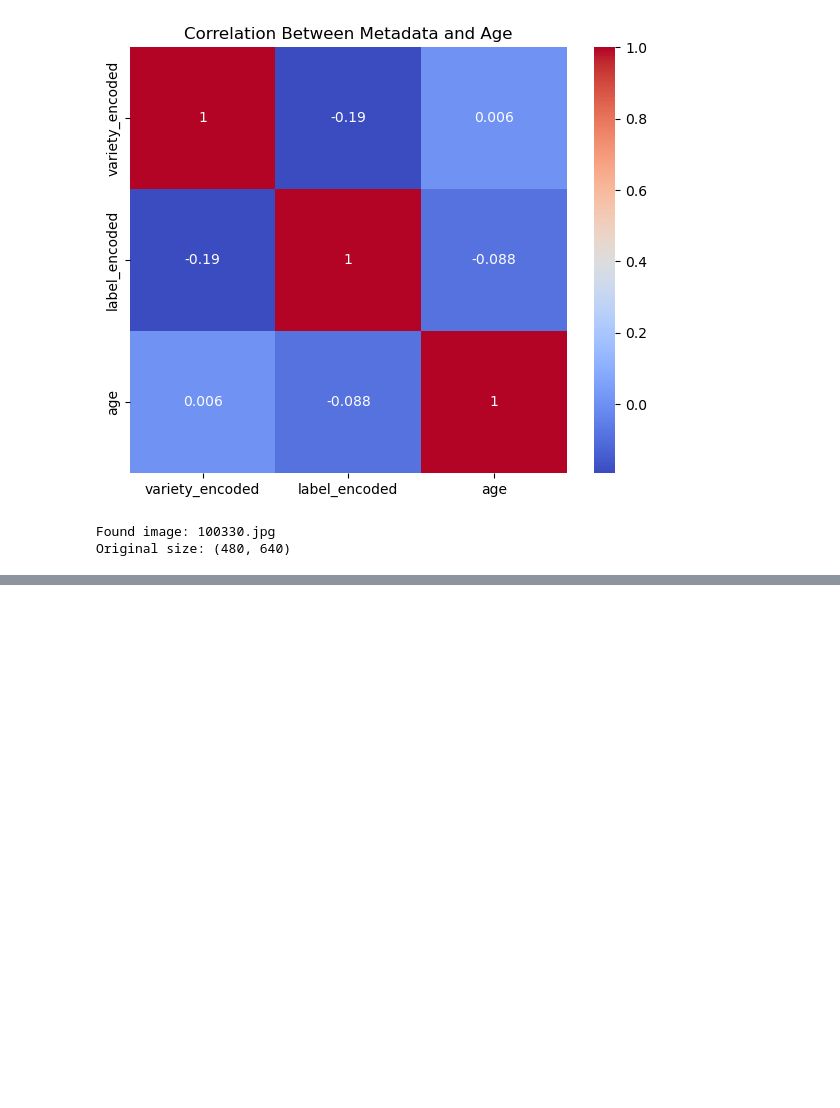
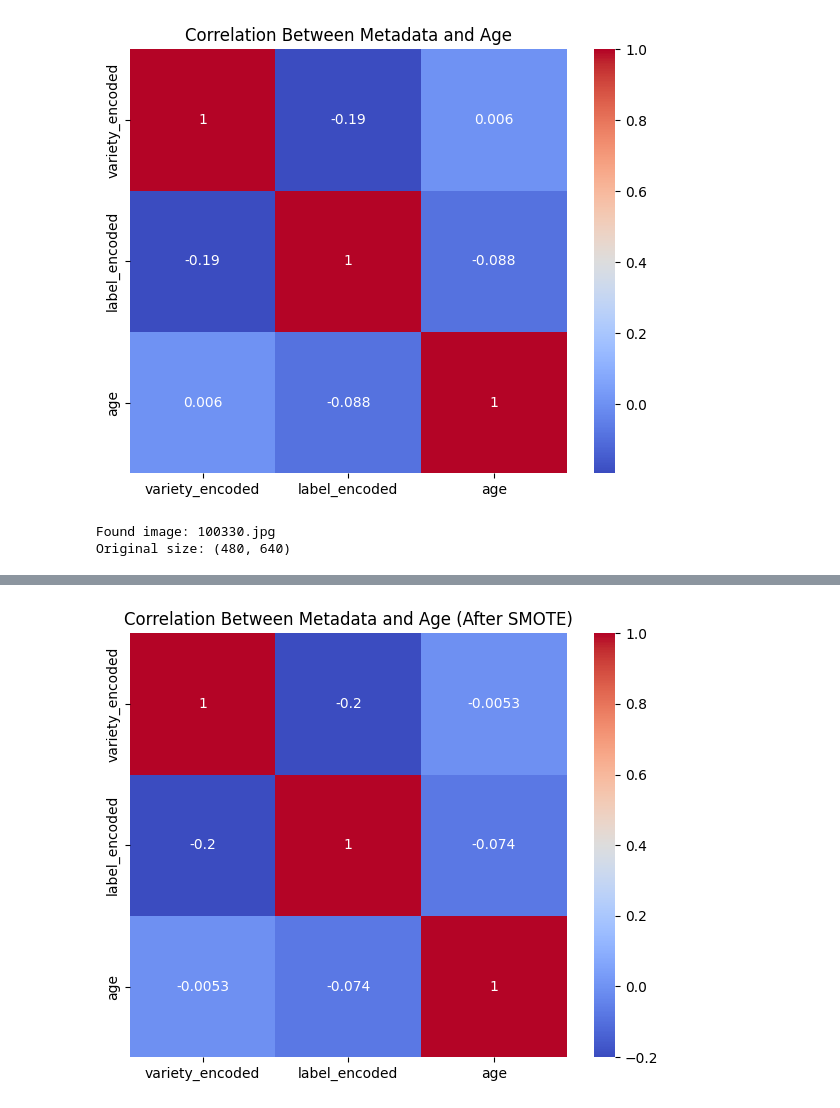
Before and after one commit to luutuanan2003/Rice-paddy-image-ML-system, a Jupyter notebook: EDA & Training/Age Prediction.ipynb, the cells around one changed output, grey strips where cells are left out. Drawn from its saved outputs; the diff is of its cells as text; code cells hidden in the pictures; blank space fills up the shorter version.

```diff
--- a/EDA & Training/Age Prediction.ipynb
+++ b/EDA & Training/Age Prediction.ipynb
@@ -1454,0 +86,24 @@ TypeError: __init__() got an unexpected keyword argument 'label_smoothing'
+# %%
+from imblearn.over_sampling import SMOTE
+
+# Encode classes for SMOTE
+df['label_encoded'] = df['label'].astype('category').cat.codes
+X = df[['age', 'variety_encoded']].values
+y = df['label_encoded'].values
+
+# Apply SMOTE
+smote = SMOTE(random_state=42)
+X_resampled, y_resampled = smote.fit_resample(X, y)
+
+# Create new DataFrame
+df_resampled = pd.DataFrame(X_resampled, columns=['age', 'variety_encoded'])
+df_resampled['label_encoded'] = y_resampled
+
+# Reverse map label and variety if needed
+label_map = dict(enumerate(df['label'].astype('category').cat.categories))
+variety_map = dict(enumerate(df['variety'].astype('category').cat.categories))
+
+df_resampled['label'] = df_resampled['label_encoded'].map(label_map)
+df_resampled['variety'] = df_resampled['variety_encoded'].map(variety_map)
+
+# Merge back with images (you'll need to decide how to duplicate or assign image_ids logically)
@@ -1454,0 +138,16 @@ TypeError: __init__() got an unexpected keyword argument 'label_smoothing'
+# %%
+import matplotlib.pyplot as plt
+import seaborn as sns
+
+# Recalculate correlation using resampled data
+plt.figure(figsize=(6, 5))
+sns.heatmap(
+    df_resampled[['variety_encoded', 'label_encoded', 'age']].corr(),
+    annot=True,
+    cmap='coolwarm'
+)
+plt.title('Correlation Between Metadata and Age (After SMOTE)')
+plt.tight_layout()
+plt.show()
+# %% [output]
+[figure, added]
```
Also changed, not shown: parts of 15 cells of this notebook.
